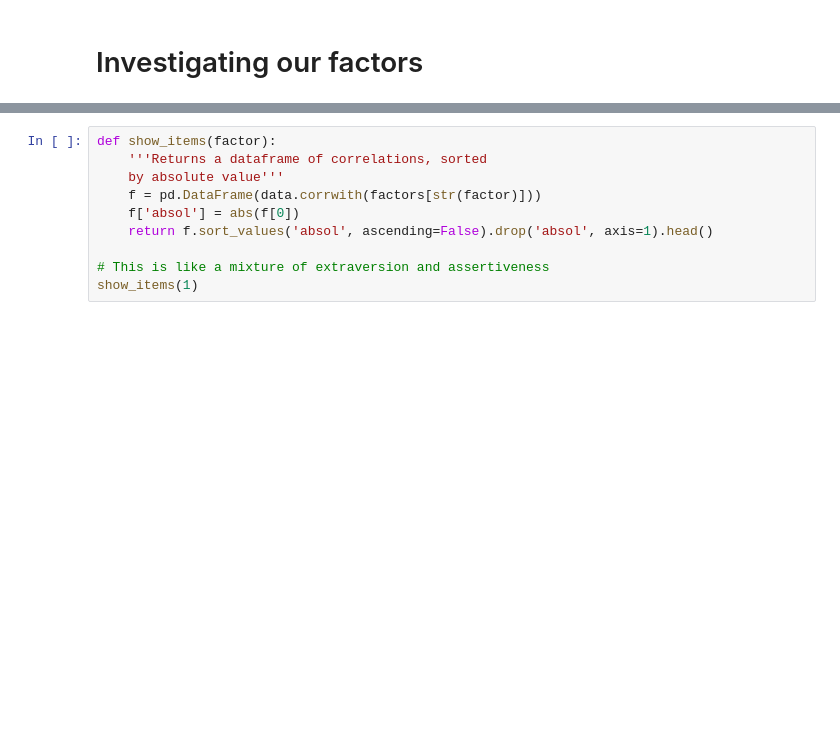
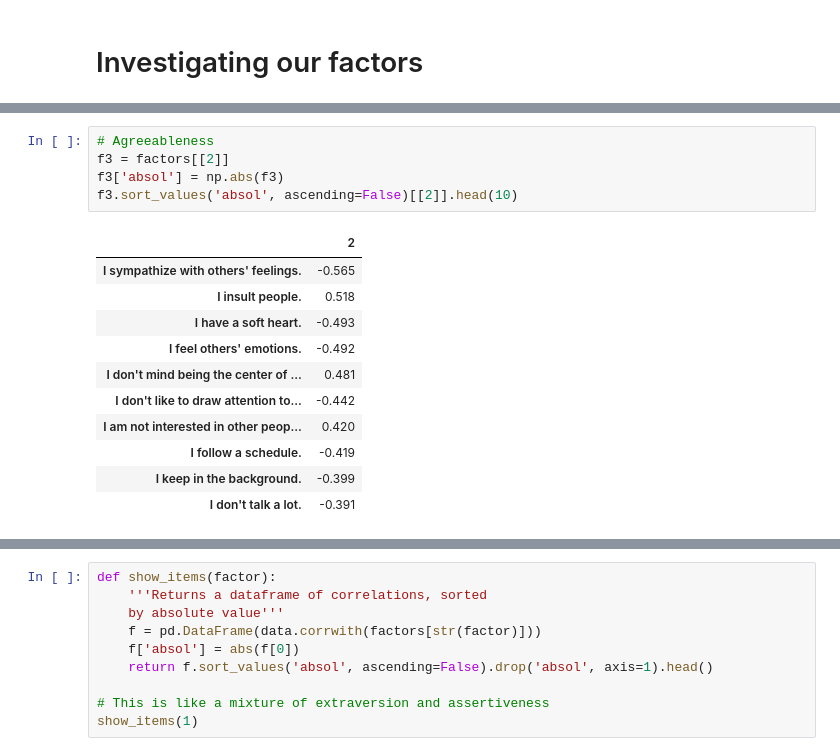
Before and after one commit to vincefav/big-five-age-and-gender, a Jupyter notebook: Factor analysis - Big five v2.ipynb, the cells around one changed output, grey strips where cells are left out. Drawn from its saved outputs; the diff is of its cells as text; blank space fills up the shorter version.

```diff
--- a/Factor analysis - Big five v2.ipynb
+++ b/Factor analysis - Big five v2.ipynb
@@ -117,0 +156,17 @@ Beauuutiful normal distributions.
+# %%
+# Agreeableness
+f3 = factors[[2]]
+f3['absol'] = np.abs(f3)
+f3.sort_values('absol', ascending=False)[[2]].head(10)
+# %% [output]
+|  | 2 |
+| I sympathize with others' feelings. | -0.565 |
+| I insult people. | 0.518 |
+| I have a soft heart. | -0.493 |
+| I feel others' emotions. | -0.492 |
+| I don't mind being the center of ... | 0.481 |
+| I don't like to draw attention to... | -0.442 |
+| I am not interested in other peop... | 0.420 |
+| I follow a schedule. | -0.419 |
+| I keep in the background. | -0.399 |
+| I don't talk a lot. | -0.391 |
```
Also changed, not shown: parts of 5 cells of this notebook.
